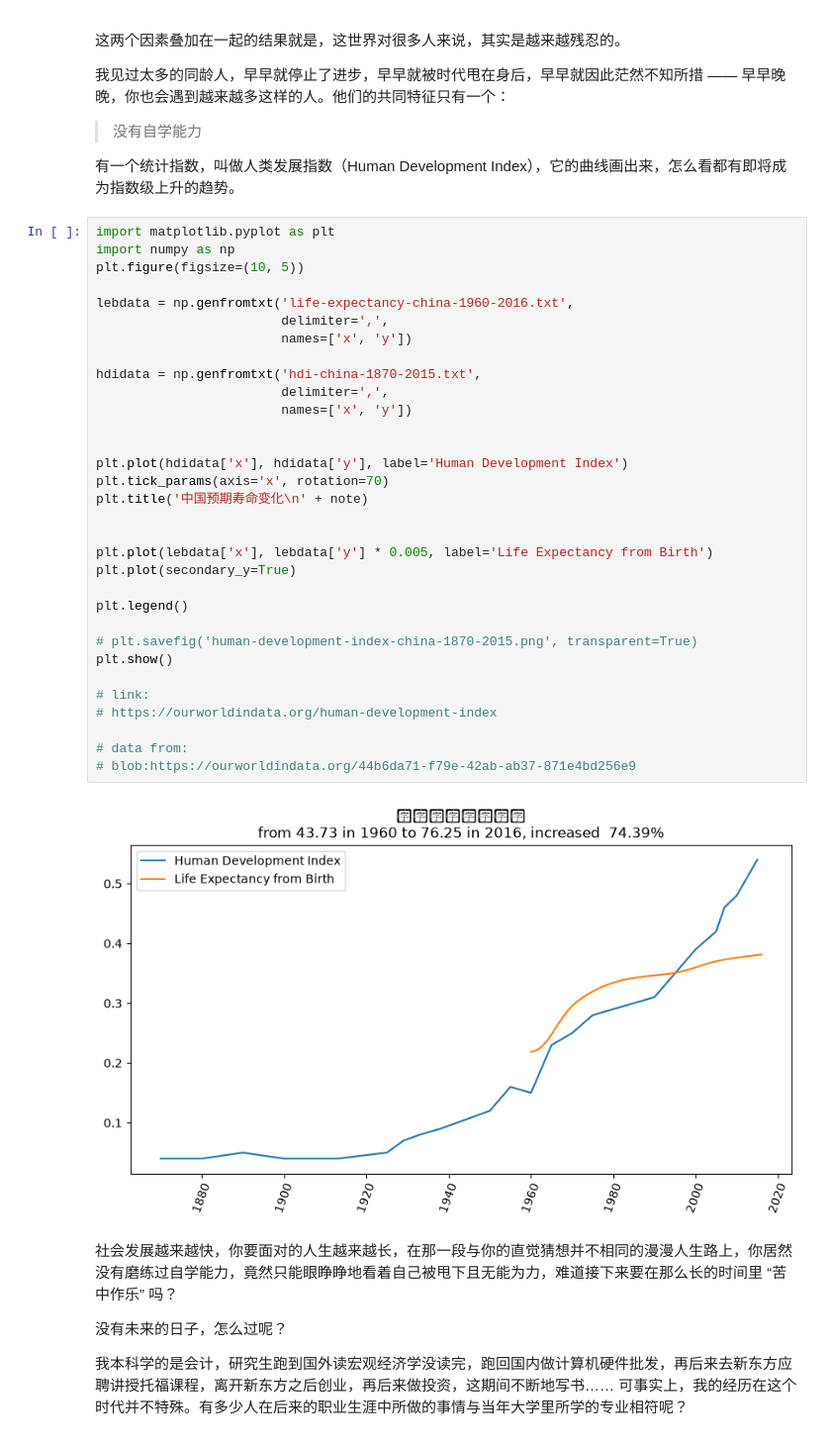
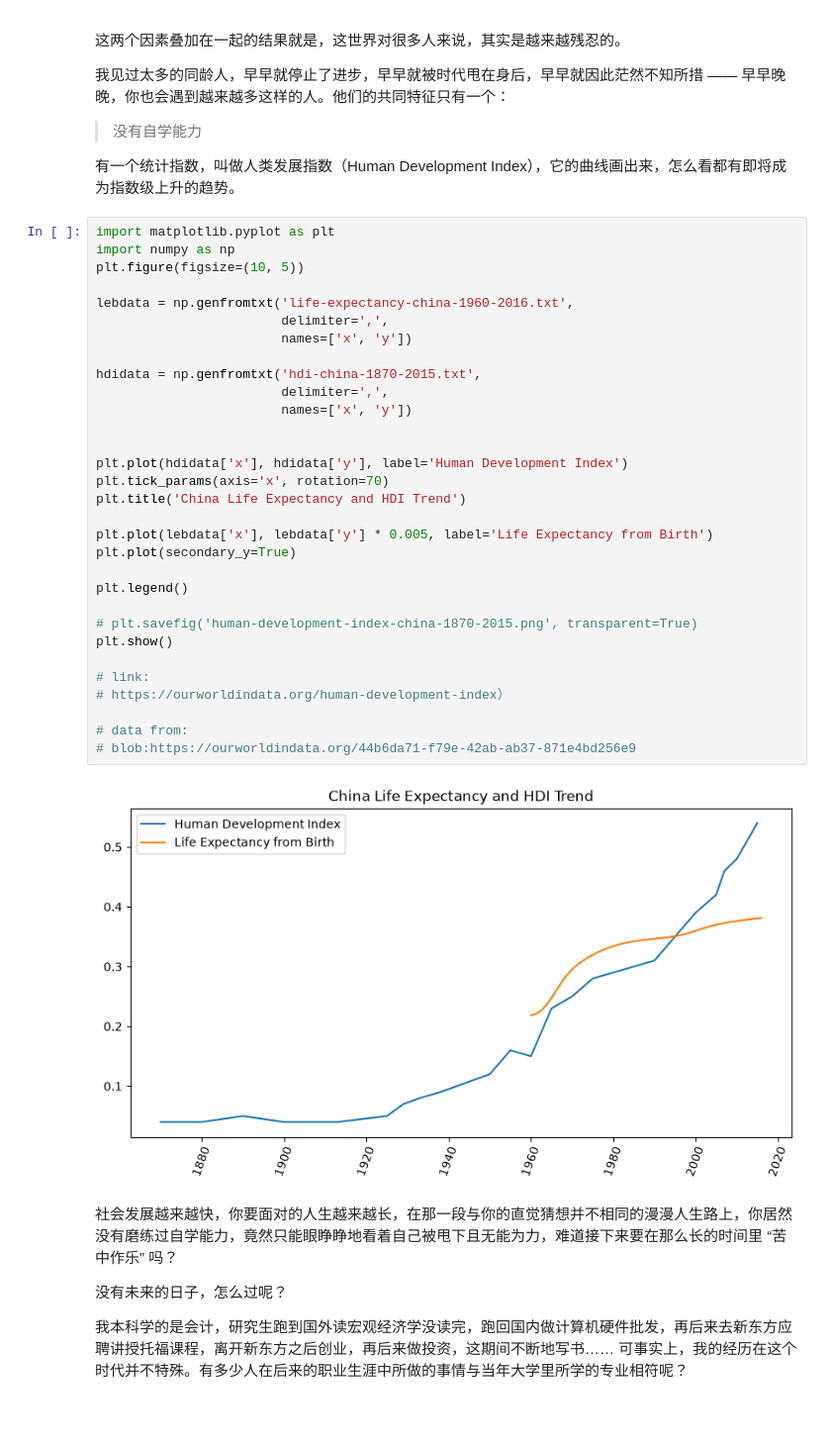
Before and after one commit to njjnjnnj/the-craft-of-selfteaching, a Jupyter notebook: Part.1.A.better.teachyourself.ipynb, the cells around one changed output. Shown at 99% size. Drawn from its saved outputs; the diff is of its cells as text; blank space fills up the shorter version.

```diff
--- a/Part.1.A.better.teachyourself.ipynb
+++ b/Part.1.A.better.teachyourself.ipynb
@@ -64,37 +64,36 @@ Requirement already satisfied: six>=1.5 in c:\users\29146\appdata\local\programs
 # %%
 import matplotlib.pyplot as plt
 import numpy as np
 plt.figure(figsize=(10, 5))
 
 lebdata = np.genfromtxt('life-expectancy-china-1960-2016.txt',
                         delimiter=',',
                         names=['x', 'y'])
 
 hdidata = np.genfromtxt('hdi-china-1870-2015.txt',
                         delimiter=',',
                         names=['x', 'y'])
 
 
 plt.plot(hdidata['x'], hdidata['y'], label='Human Development Index')
 plt.tick_params(axis='x', rotation=70)
-plt.title('中国预期寿命变化\n' + note)
-
+plt.title('China Life Expectancy and HDI Trend')
 
 plt.plot(lebdata['x'], lebdata['y'] * 0.005, label='Life Expectancy from Birth')
 plt.plot(secondary_y=True)
 
 plt.legend()
 
 # plt.savefig('human-development-index-china-1870-2015.png', transparent=True)
 plt.show()
 
 # link:
-# https://ourworldindata.org/human-development-index
+# https://ourworldindata.org/human-development-index）
 
 # data from:
 # blob:https://ourworldindata.org/44b6da71-f79e-42ab-ab37-871e4bd256e9
 # %% [output]
-[figure, old version]
+[figure, new version]
 # %% [markdown]
 社会发展越来越快，你要面对的人生越来越长，在那一段与你的直觉猜想并不相同的漫漫人生路上，你居然没有磨练过自学能力，竟然只能眼睁睁地看着自己被甩下且无能为力，难道接下来要在那么长的时间里 “苦中作乐” 吗？
 
```
